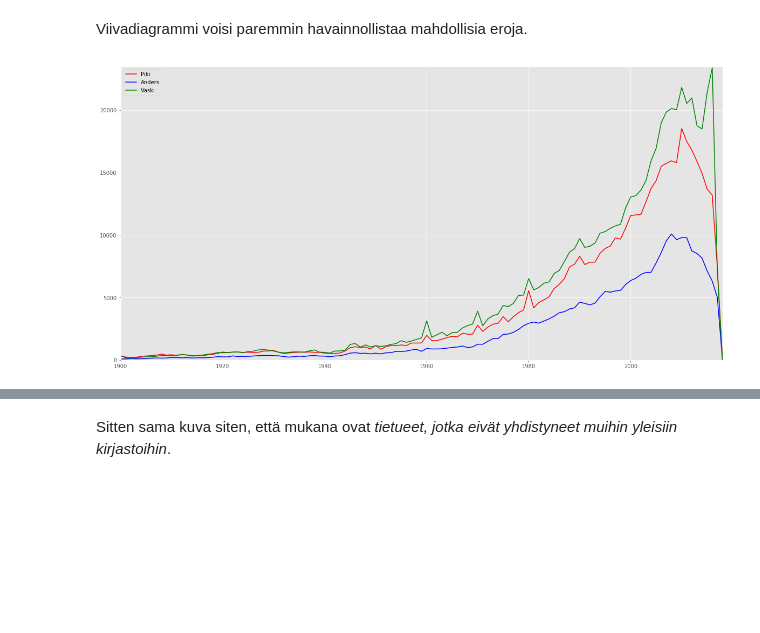
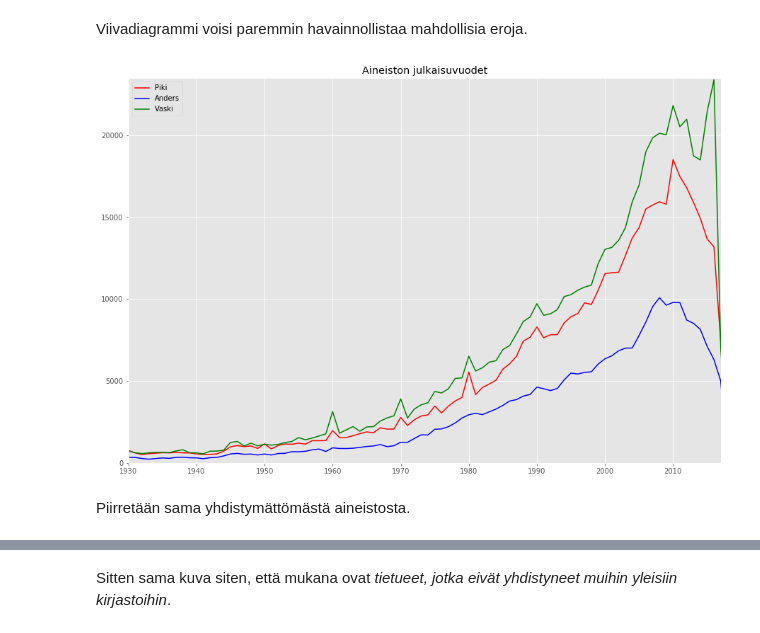
Before and after one commit to tvirolai/aineistokartoitus, a Jupyter notebook: Yleisten kirjastojen aineistokartoitus.ipynb, the cells around one changed output, grey strips where cells are left out. Drawn from its saved outputs; the diff is of its cells as text; code cells hidden in the pictures; blank space fills up the shorter version.

```diff
--- a/Yleisten kirjastojen aineistokartoitus.ipynb
+++ b/Yleisten kirjastojen aineistokartoitus.ipynb
@@ -192,44 +192,47 @@ Viivadiagrammi voisi paremmin havainnollistaa mahdollisia eroja.
 # %%
 import operator
 
-def plotTimeSeries(y1, c1, y2, c2, y3, c3):
-    plt.figure(figsize=(20,10))
+def plotTimeSeries(y1, c1, y2, c2, y3, c3, filename, title):
+    plt.figure(figsize=(15,10))
     plt.plot(y1, c1, 'red', label='Piki')
     plt.plot(y2, c2, 'blue', label='Anders')
     plt.plot(y3, c3, 'green', label='Vaski')
-    plt.axis([1900, 2018, 0, max(c3) + 100])
+    plt.axis([1930, 2017, 0, max(c3) + 100])
     plt.ylabel = 'Tietueiden määrä'
     plt.xlabel = 'Julkaisuvuosi'
     plt.legend(loc='upper left')
-    plt.savefig("./kaaviot/julkaisuvuodet_viivakaavio.svg")
+    plt.title(title)
+    plt.savefig("./{0}".format(filename))
     #plt.legend(bbox_to_anchor=(1.05, 1), loc=2, borderaxespad=0.)
     plt.show()
 
 def loadYears(filename):
     """
     Returns two lists, years and counts
     """
     data = {}
     with open(filename, 'rt') as f:
         for line in f:
             try:
                 year = int(line.strip())
                 if year in data:
                     data[year] += 1
                 else:
                     data[year] = 1
             except:
                 pass
 
     sorted_data = sorted(data.items(), key=operator.itemgetter(0))
     years = [x[0] for x in sorted_data]
     counts = [x[1] for x in sorted_data]
     return years, counts
 
 years_P, counts_P = loadYears('./data/PIKI-VUODET.txt')
 years_A, counts_A = loadYears('./data/ANDERS-VUODET.txt')
 years_V, counts_V = loadYears('./data/VASKI-VUODET.txt')
 
-plotTimeSeries(years_P, counts_P, years_A, counts_A, years_V, counts_V)
+plotTimeSeries(years_P, counts_P, years_A, counts_A, years_V, counts_V, "viivakaavio-julkaisuvuodet.png", "Aineiston julkaisuvuodet")
 # %% [output]
-[figure, old version]
+[figure, new version]
+# %% [markdown]
+Piirretään sama yhdistymättömästä aineistosta.
```
Also changed, not shown: parts of 19 cells of this notebook, 3 other files.
